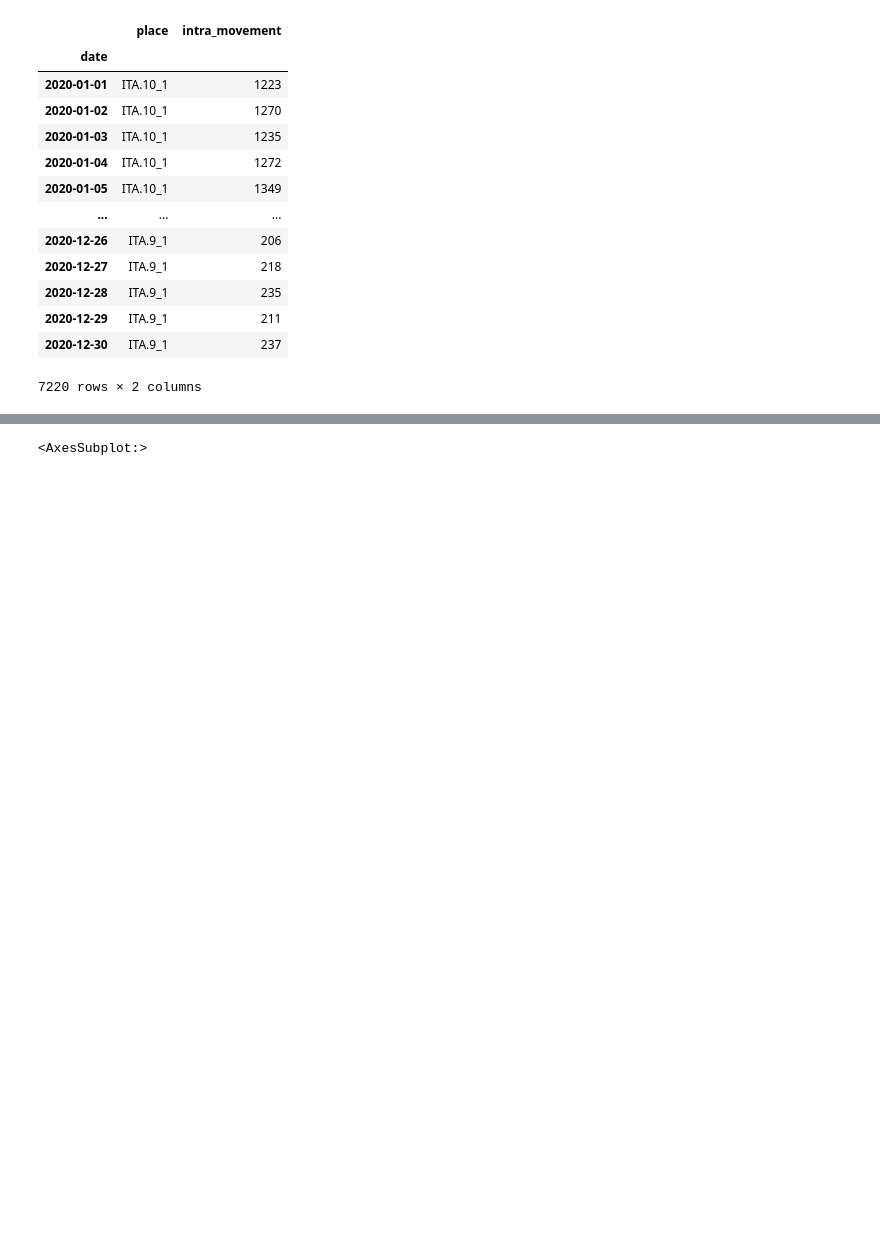
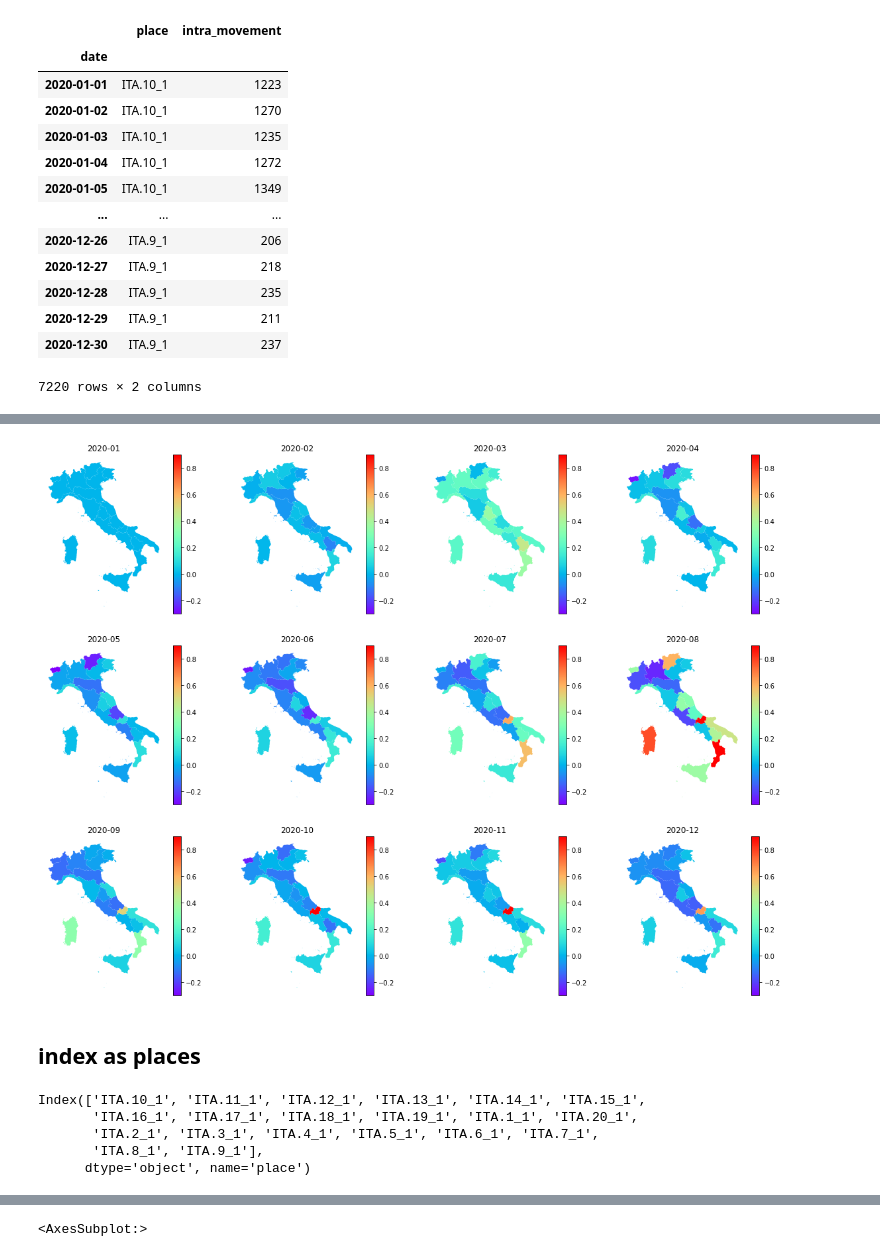
Before and after one commit to gladcolor/GIBD_RESTAPI, a Jupyter notebook: RestAPI.ipynb, the cells around one changed output, grey strips where cells are left out. Drawn from its saved outputs; the diff is of its cells as text; code cells hidden in the pictures; blank space fills up the shorter version.

```diff
--- a/RestAPI.ipynb
+++ b/RestAPI.ipynb
@@ -274,0 +261,3 @@ df
+# %%
+gdf_county = gdf[gdf['GID_1'].str[:3] == target_place]
+gdf_county.plot(figsize=(20, 10))
@@ -328,0 +354,61 @@ DatetimeIndex(['2020-01-31', '2020-02-29', '2020-03-31', '2020-04-30',
+# %%
+row_cnt = 3
+col_cnt = 4
+fig, axes = plt.subplots(3, 4, figsize=(20,15) )
+vmin= groupped['intra_movement'].min()
+vmax= groupped['intra_movement'].max()
+
+
+
+dates = groupped.index.get_level_values("date").unique()
+
+for idx, date in enumerate(dates):
+    day_df = groupped.loc[date]
+    axes[divmod(idx, col_cnt)].axis('off')
+
+#     print(jan_data)
+#     print(day_df)
+    day_df['adjusted'] = (day_df['intra_movement'].to_list() - jan_data['intra_movement']) / jan_data['intra_movement']
+    vmin= day_df['adjusted'].min()
+    vmax= day_df['adjusted'].max()
+#     print(re)
+    re = gdf_county.set_index('GID_1').join(day_df, how='left')
+    re.plot(column=re['adjusted'],
+            cmap='rainbow',
+            ax=axes[divmod(idx, col_cnt)],
+            legend=True,
+            vmin=-0.3,
+            vmax=0.9,
+
+           )
+    axes[divmod(idx, col_cnt)].set_title(date.strftime("%Y-%m"))
+
+#     cbar = axes[divmod(idx, col_cnt)].collections[0].colorbar()
+#     print(type(cbar))
+#     cbar.ax.yaxis.set_major_formatter(PercentFormatter(1, 0))
+
+
+#     print(vmin, vmax)
+#     re.plot(ax=axes[divmod(idx, col_cnt)])
+#     print(day_df)
+#     re.plot(column=re['intra_movement'], cmap='PuBu',  ax=axes[divmod(idx, col_cnt)], legend=True, norm=mpl.colors.SymLogNorm(linthresh=0.3, linscale=0.3,
+#                                               vmin=vmin, vmax=vmax))
+
+# fig.colorbar(re['intra_movement'], ax=axes.ravel().tolist())
+plt.show()
+# %% [output]
+[figure, added]
+# %% [markdown]
+## index as places
+# %%
+groupped = df.groupby([pd.Grouper(freq='M'), 'place'] )['intra_movement'].sum().to_frame()
+# groupped = groupped.reset_index('date')
+groupped
+places = groupped.index.get_level_values("place").unique()
+places
+# %% [output]
+Index(['ITA.10_1', 'ITA.11_1', 'ITA.12_1', 'ITA.13_1', 'ITA.14_1', 'ITA.15_1',
+       'ITA.16_1', 'ITA.17_1', 'ITA.18_1', 'ITA.19_1', 'ITA.1_1', 'ITA.20_1',
+       'ITA.2_1', 'ITA.3_1', 'ITA.4_1', 'ITA.5_1', 'ITA.6_1', 'ITA.7_1',
+       'ITA.8_1', 'ITA.9_1'],
+      dtype='object', name='place')
```
Also changed, not shown: parts of 23 cells of this notebook.
